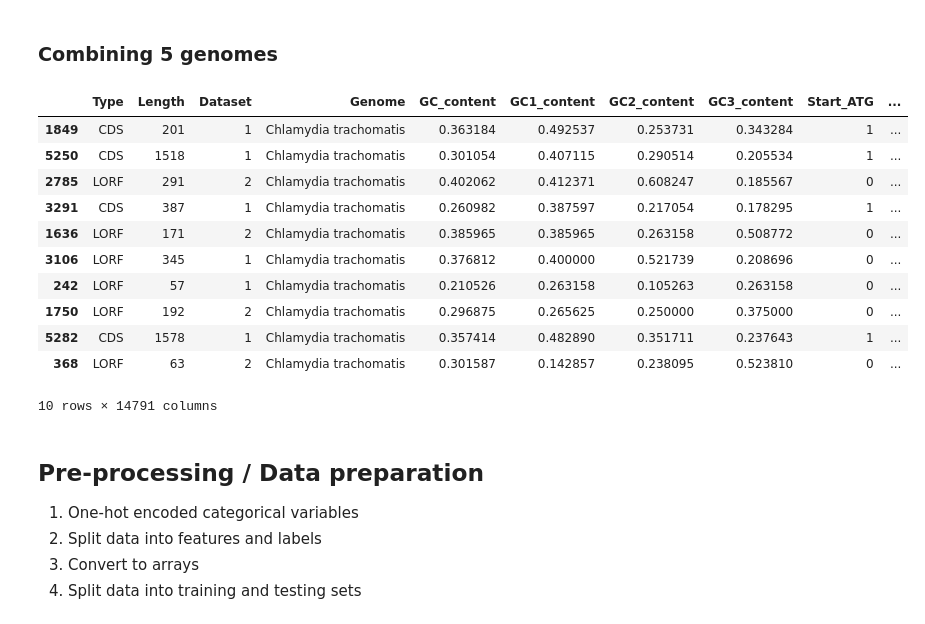
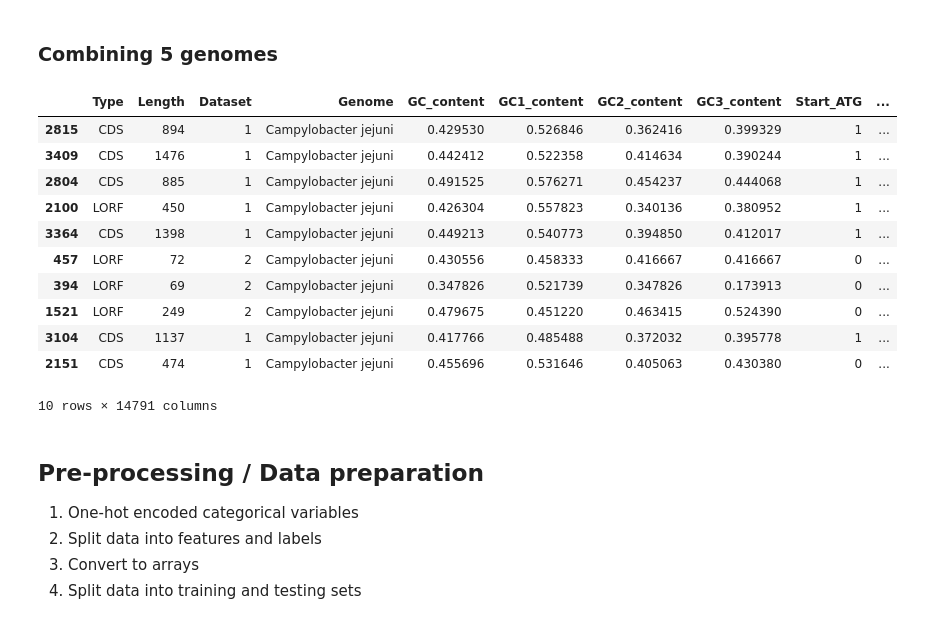
Before and after one commit to yvasandvik/data-science-thesis, a Jupyter notebook: method/rf-model-master.ipynb, the cells around one changed output. Saved outputs shown, nothing was run; the diff lists cells and outputs as text; code cells hidden in the pictures.

```diff
--- a/method/rf-model-master.ipynb
+++ b/method/rf-model-master.ipynb
@@ -79,11 +79,11 @@ G3 = pd.read_csv('~/Documents/NMBU/Semester 12/Data Science Master/data-science-
 G4 = pd.read_csv('~/Documents/NMBU/Semester 12/Data Science Master/data-science-thesis/data_expo/G4.features.csv').iloc[:, 1:]
 G5 = pd.read_csv('~/Documents/NMBU/Semester 12/Data Science Master/data-science-thesis/data_expo/G5.features.csv').iloc[:, 1:]
 # %%
-G1 = G1.sample(800)
-G2 = G2.sample(800)
-G3 = G3.sample(800)
-G4 = G4.sample(800)
-G5 = G5.sample(800)
+G1 = G1.sample(2000)
+G2 = G2.sample(2000)
+G3 = G3.sample(2000)
+G4 = G4.sample(2000)
+G5 = G5.sample(2000)
 # %%
 G6 = pd.read_csv('~/Documents/NMBU/Semester 12/Data Science Master/data-science-thesis/data_expo/G6.features.csv').iloc[:, 1:]
 G7 = pd.read_csv('~/Documents/NMBU/Semester 12/Data Science Master/data-science-thesis/data_expo/G7.features.csv').iloc[:, 1:]
@@ -97,21 +97,21 @@ G8 = G8.sample(800)
 G9 = G9.sample(800)
 G10 = G10.sample(800)
 # %%
-frames = [G1, G2, G3, G4, G5, G6, G7, G8, G9, G10]
+frames = [G1, G2, G3, G4, G5]
 df = pd.concat(frames)
 df.tail(10)
 # %% [output]
 |  | Type | Length | Dataset | Genome | GC_content | GC1_content | GC2_content | GC3_content | Start_ATG | ... |
-| 1849 | CDS | 201 | 1 | Chlamydia trachomatis | 0.363184 | 0.492537 | 0.253731 | 0.343284 | 1 | ... |
-| 5250 | CDS | 1518 | 1 | Chlamydia trachomatis | 0.301054 | 0.407115 | 0.290514 | 0.205534 | 1 | ... |
-| 2785 | LORF | 291 | 2 | Chlamydia trachomatis | 0.402062 | 0.412371 | 0.608247 | 0.185567 | 0 | ... |
-| 3291 | CDS | 387 | 1 | Chlamydia trachomatis | 0.260982 | 0.387597 | 0.217054 | 0.178295 | 1 | ... |
-| 1636 | LORF | 171 | 2 | Chlamydia trachomatis | 0.385965 | 0.385965 | 0.263158 | 0.508772 | 0 | ... |
-| 3106 | LORF | 345 | 1 | Chlamydia trachomatis | 0.376812 | 0.400000 | 0.521739 | 0.208696 | 0 | ... |
-| 242 | LORF | 57 | 1 | Chlamydia trachomatis | 0.210526 | 0.263158 | 0.105263 | 0.263158 | 0 | ... |
-| 1750 | LORF | 192 | 2 | Chlamydia trachomatis | 0.296875 | 0.265625 | 0.250000 | 0.375000 | 0 | ... |
-| 5282 | CDS | 1578 | 1 | Chlamydia trachomatis | 0.357414 | 0.482890 | 0.351711 | 0.237643 | 1 | ... |
-| 368 | LORF | 63 | 2 | Chlamydia trachomatis | 0.301587 | 0.142857 | 0.238095 | 0.523810 | 0 | ... |
+| 2815 | CDS | 894 | 1 | Campylobacter jejuni | 0.429530 | 0.526846 | 0.362416 | 0.399329 | 1 | ... |
+| 3409 | CDS | 1476 | 1 | Campylobacter jejuni | 0.442412 | 0.522358 | 0.414634 | 0.390244 | 1 | ... |
+| 2804 | CDS | 885 | 1 | Campylobacter jejuni | 0.491525 | 0.576271 | 0.454237 | 0.444068 | 1 | ... |
+| 2100 | LORF | 450 | 1 | Campylobacter jejuni | 0.426304 | 0.557823 | 0.340136 | 0.380952 | 1 | ... |
+| 3364 | CDS | 1398 | 1 | Campylobacter jejuni | 0.449213 | 0.540773 | 0.394850 | 0.412017 | 1 | ... |
+| 457 | LORF | 72 | 2 | Campylobacter jejuni | 0.430556 | 0.458333 | 0.416667 | 0.416667 | 0 | ... |
+| 394 | LORF | 69 | 2 | Campylobacter jejuni | 0.347826 | 0.521739 | 0.347826 | 0.173913 | 0 | ... |
+| 1521 | LORF | 249 | 2 | Campylobacter jejuni | 0.479675 | 0.451220 | 0.463415 | 0.524390 | 0 | ... |
+| 3104 | CDS | 1137 | 1 | Campylobacter jejuni | 0.417766 | 0.485488 | 0.372032 | 0.395778 | 1 | ... |
+| 2151 | CDS | 474 | 1 | Campylobacter jejuni | 0.455696 | 0.531646 | 0.405063 | 0.430380 | 0 | ... |
 10 rows × 14791 columns
 # %% [markdown]
 ## Pre-processing / Data preparation
```
Also changed, not shown: parts of 23 cells of this notebook, 35 other files.
